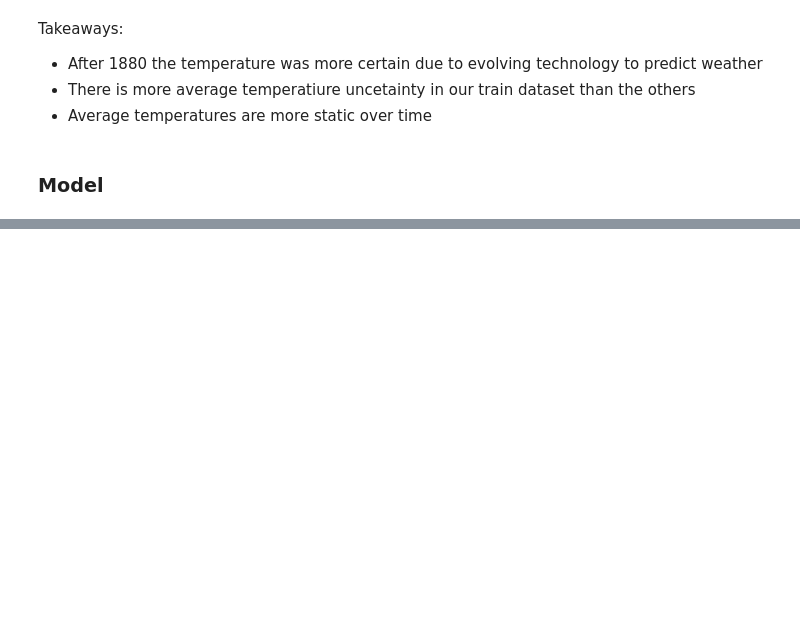
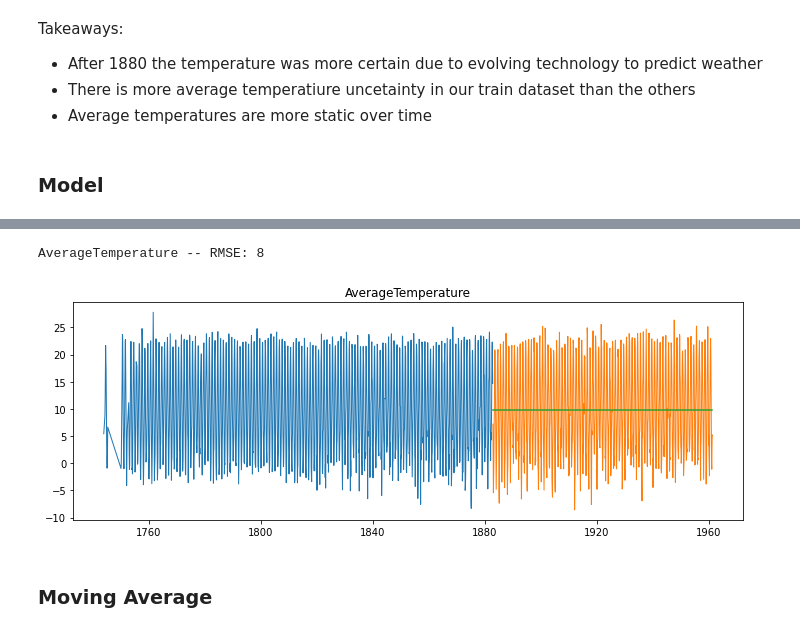
Before and after one commit to lupeluna/time-series-exercises, a Jupyter notebook: MajorCityTemps.ipynb, the cells around one changed output, grey strips where cells are left out. Cells and saved outputs as stored; diff of their text form; code cells hidden in the pictures; blank space fills up the shorter version.

```diff
--- a/MajorCityTemps.ipynb
+++ b/MajorCityTemps.ipynb
@@ -262,0 +358,3 @@ Takeaways:
+# %%
+temp_sa = round(train['AverageTemperature'].mean(), 2)
+temp_sa
@@ -262,0 +363,3 @@ Takeaways:
+# %%
+yhat_df_sa = make_predictions(temp_sa)
+yhat_df_sa
@@ -262,0 +393,8 @@ Takeaways:
+# %%
+rmse_sa = plot_and_eval(yhat_df_sa, 'AverageTemperature')
+rmse_sa
+# %% [output]
+AverageTemperature -- RMSE: 8
+[figure, added]
+# %% [markdown]
+### Moving Average
```
Also changed, not shown: parts of 23 cells of this notebook.
